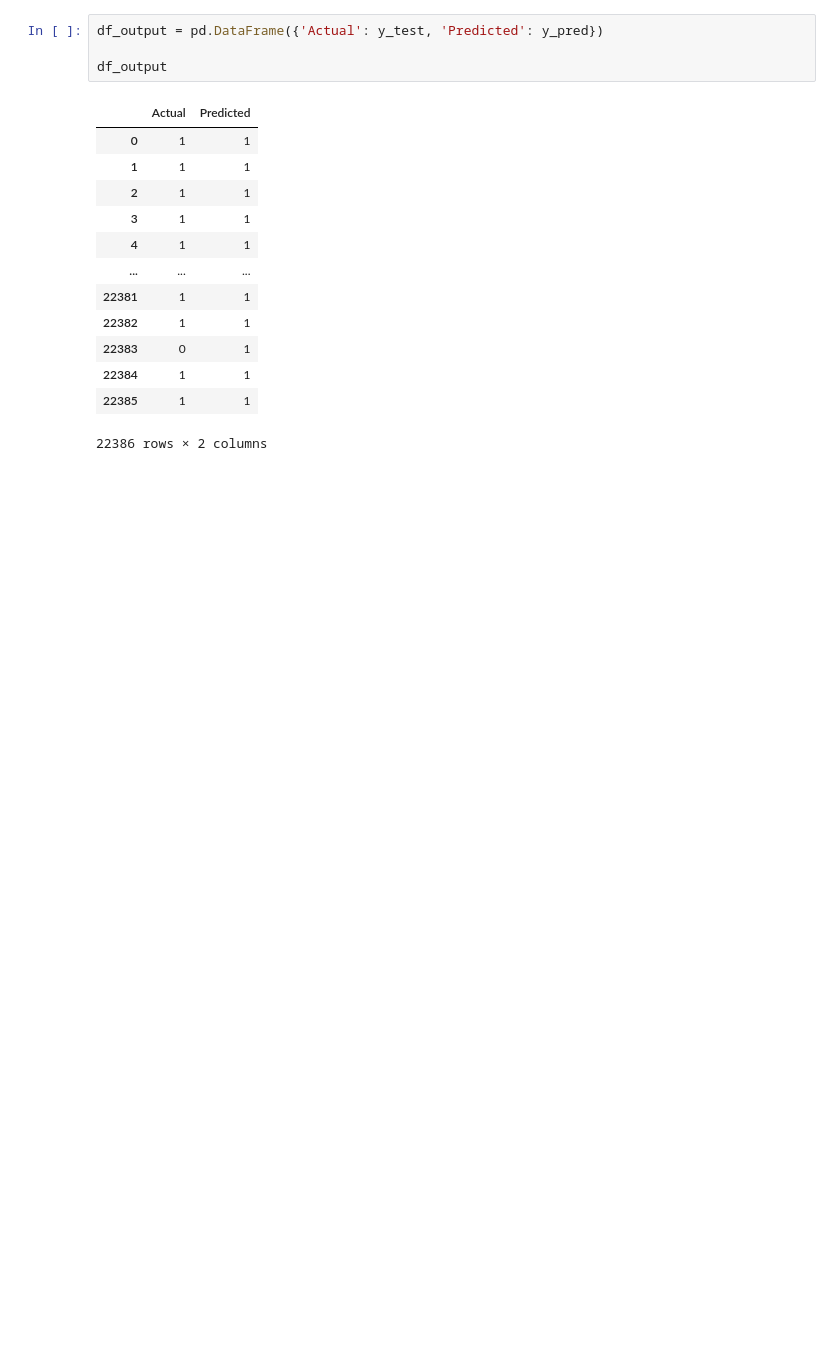
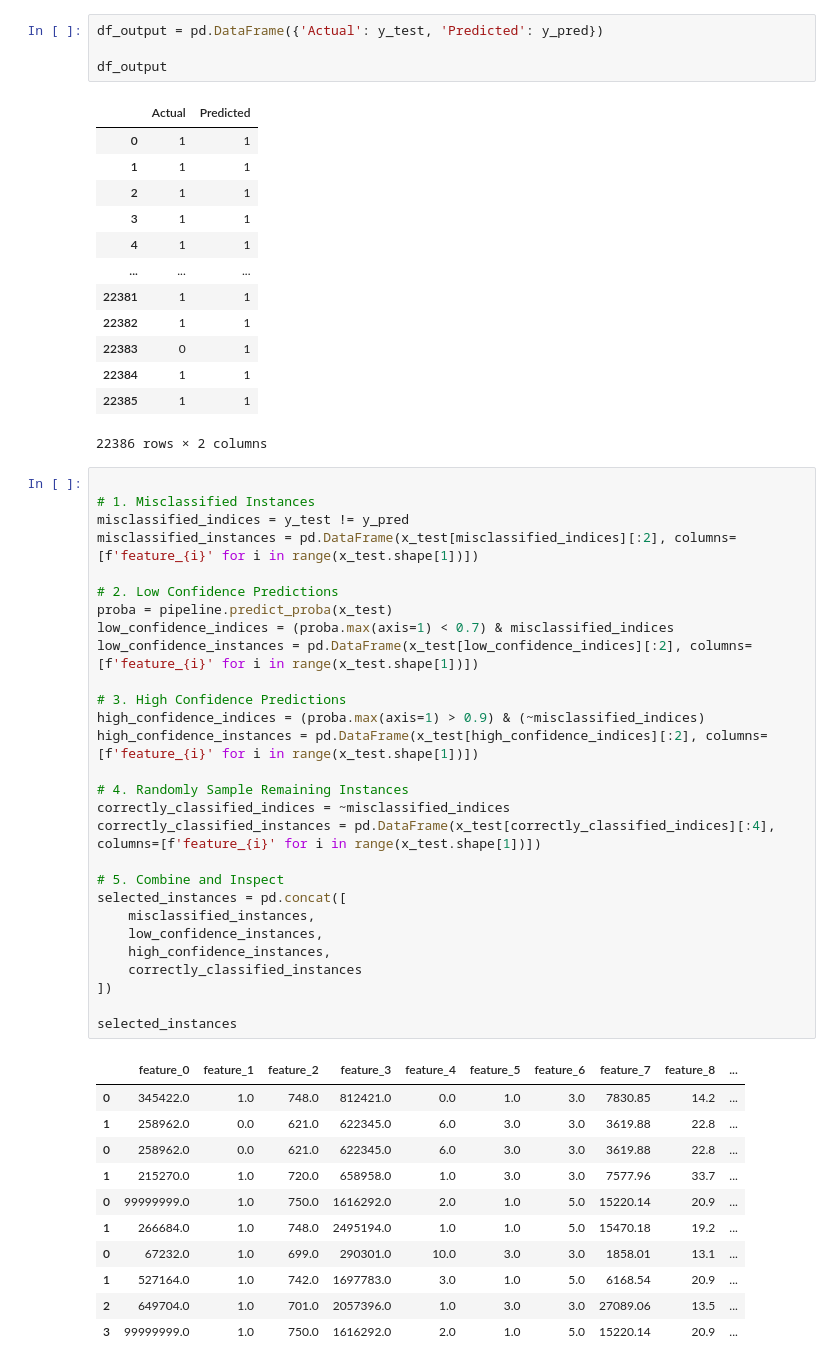
Before and after one commit to lrosati42/XAI_project, a Jupyter notebook: chandana_main.ipynb, the cells around one changed output. Saved outputs shown, nothing was run; the diff lists cells and outputs as text; blank space fills up the shorter version.

```diff
--- a/chandana_main.ipynb
+++ b/chandana_main.ipynb
@@ -616,3 +616,43 @@ df_output
 | 22384 | 1 | 1 |
 | 22385 | 1 | 1 |
 22386 rows × 2 columns
+# %%
+
+# 1. Misclassified Instances
+misclassified_indices = y_test != y_pred
+misclassified_instances = pd.DataFrame(x_test[misclassified_indices][:2], columns=[f'feature_{i}' for i in range(x_test.shape[1])])
+
+# 2. Low Confidence Predictions
+proba = pipeline.predict_proba(x_test)
+low_confidence_indices = (proba.max(axis=1) < 0.7) & misclassified_indices
+low_confidence_instances = pd.DataFrame(x_test[low_confidence_indices][:2], columns=[f'feature_{i}' for i in range(x_test.shape[1])])
+
+# 3. High Confidence Predictions
+high_confidence_indices = (proba.max(axis=1) > 0.9) & (~misclassified_indices)
+high_confidence_instances = pd.DataFrame(x_test[high_confidence_indices][:2], columns=[f'feature_{i}' for i in range(x_test.shape[1])])
+
+# 4. Randomly Sample Remaining Instances
+correctly_classified_indices = ~misclassified_indices
+correctly_classified_instances = pd.DataFrame(x_test[correctly_classified_indices][:4], columns=[f'feature_{i}' for i in range(x_test.shape[1])])
+
+# 5. Combine and Inspect
+selected_instances = pd.concat([
+    misclassified_instances,
+    low_confidence_instances,
+    high_confidence_instances,
+    correctly_classified_instances
+])
+
+selected_instances
+# %% [output]
+|  | feature_0 | feature_1 | feature_2 | feature_3 | feature_4 | feature_5 | feature_6 | feature_7 | feature_8 | ... |
+| 0 | 345422.0 | 1.0 | 748.0 | 812421.0 | 0.0 | 1.0 | 3.0 | 7830.85 | 14.2 | ... |
+| 1 | 258962.0 | 0.0 | 621.0 | 622345.0 | 6.0 | 3.0 | 3.0 | 3619.88 | 22.8 | ... |
+| 0 | 258962.0 | 0.0 | 621.0 | 622345.0 | 6.0 | 3.0 | 3.0 | 3619.88 | 22.8 | ... |
+| 1 | 215270.0 | 1.0 | 720.0 | 658958.0 | 1.0 | 3.0 | 3.0 | 7577.96 | 33.7 | ... |
+| 0 | 99999999.0 | 1.0 | 750.0 | 1616292.0 | 2.0 | 1.0 | 5.0 | 15220.14 | 20.9 | ... |
+| 1 | 266684.0 | 1.0 | 748.0 | 2495194.0 | 1.0 | 1.0 | 5.0 | 15470.18 | 19.2 | ... |
+| 0 | 67232.0 | 1.0 | 699.0 | 290301.0 | 10.0 | 3.0 | 3.0 | 1858.01 | 13.1 | ... |
+| 1 | 527164.0 | 1.0 | 742.0 | 1697783.0 | 3.0 | 1.0 | 5.0 | 6168.54 | 20.9 | ... |
+| 2 | 649704.0 | 1.0 | 701.0 | 2057396.0 | 1.0 | 3.0 | 3.0 | 27089.06 | 13.5 | ... |
+| 3 | 99999999.0 | 1.0 | 750.0 | 1616292.0 | 2.0 | 1.0 | 5.0 | 15220.14 | 20.9 | ... |
```
Also changed, not shown: parts of 8 cells of this notebook.
